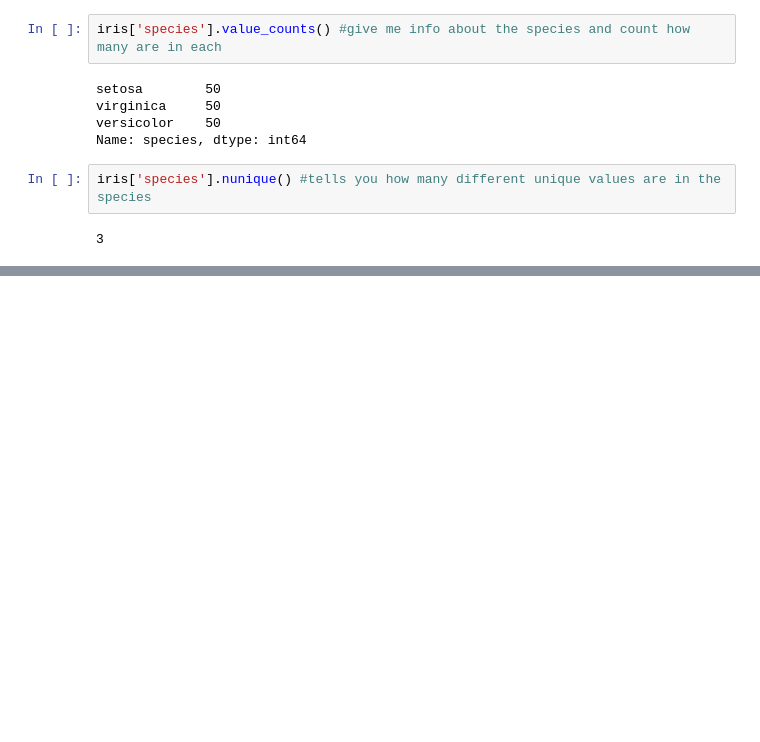
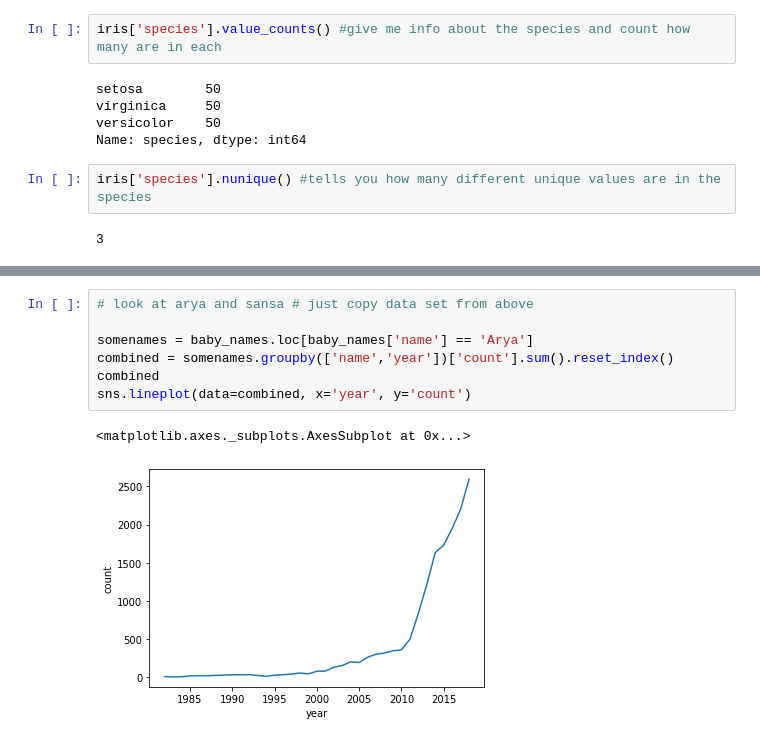
Before and after one commit to kjacobellis1/FIN377--Participation, a Jupyter notebook: L5 Livecoding.ipynb, the cells around one changed output, grey strips where cells are left out. Cells and saved outputs as stored; diff of their text form; blank space fills up the shorter version.

```diff
--- a/L5 Livecoding.ipynb
+++ b/L5 Livecoding.ipynb
@@ -77,0 +124,10 @@ ModuleNotFoundError: No module named 'datadotworld'
+# %%
+# look at arya and sansa # just copy data set from above
+
+somenames = baby_names.loc[baby_names['name'] == 'Arya']
+combined = somenames.groupby(['name','year'])['count'].sum().reset_index()
+combined
+sns.lineplot(data=combined, x='year', y='count')
+# %% [output]
+<matplotlib.axes._subplots.AxesSubplot at 0x...>
+[figure, added]
```
Also changed, not shown: parts of 14 cells of this notebook, 1 other file.
